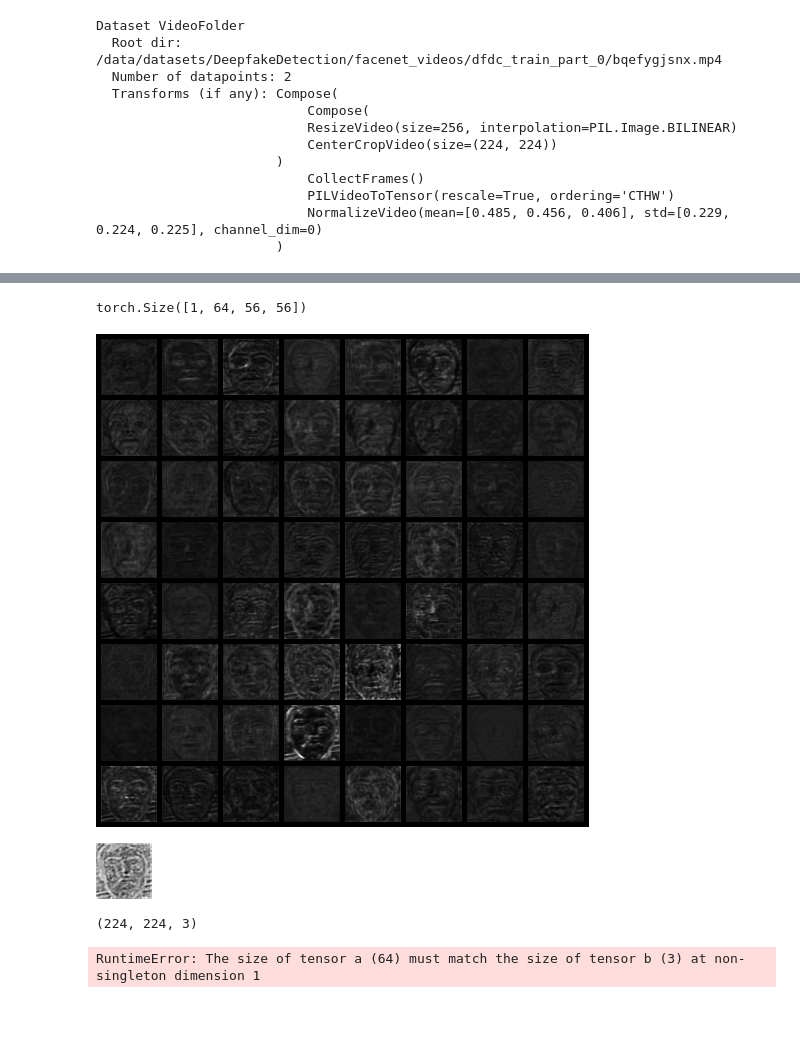
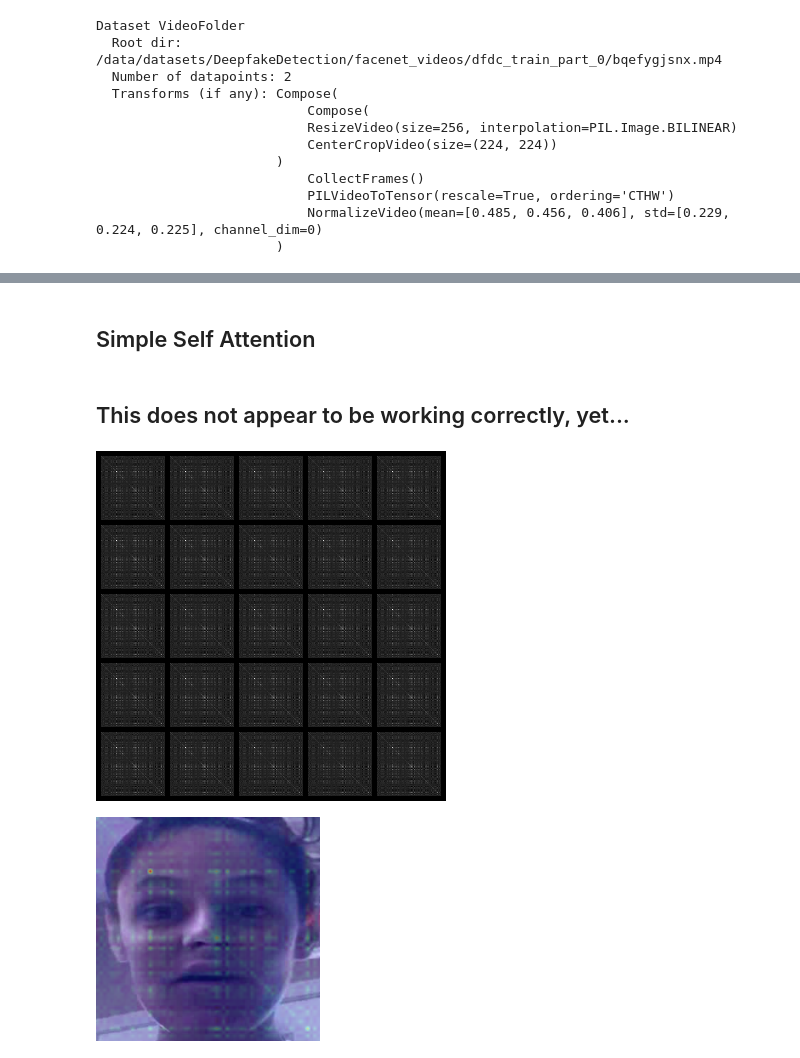
Before and after one commit to cfosco/deepfake_detection, a Jupyter notebook: notebooks/vis_attn.ipynb, the cells around one changed output, grey strips where cells are left out. Cells and saved outputs as stored; diff of their text form; code cells hidden in the pictures; blank space fills up the shorter version.

```diff
--- a/notebooks/vis_attn.ipynb
+++ b/notebooks/vis_attn.ipynb
@@ -191,41 +82,0 @@ torch.Size([1, 56, 56])
-# %%
-print(x.shape)
-# attn_map = F.softmax(x.view(1, 64, -1), dim=-1).view(x.shape).sum(1)
-attn_map = x.sum(1)
-# attn_map -= attn_map.min()
-# attn_map /= attn_map.max()k
-# print(y.shape)
-# attn_map = y.transpose(0, 1).sum(0, keepdim=True)
-vutils.visualize_samples(F.softmax(x, 1).transpose(0, 1))
-vutils.visualize_samples(attn_map)
-# %% [output]
-torch.Size([1, 64, 56, 56])
-[figure, removed]
-[figure, removed]
-# %%
-
-# vutils.imshow()
-f = frames[0, :, -1].permute(1, 2, 0).numpy() * 255
-print(f.shape)
-# vutils.imshow(f)
-# a = attn_map - attn_map.min()
-# a /= a.max()
-# %% [output]
-(224, 224, 3)
-# %%
-vutils.visualize_samples( x[-1] +(o * self.gamma.detach()).transpose(0, 1).repeat(1, 3, 1, 1).mean(0, keepdim=True))
-(o * self.gamma.detach()).transpose(0, 1).repeat(1, 3, 1, 1)
-# vutils.visualize_samples(beta.unsqueeze(1).repeat(1, 3, 1, 1), nrow=90)
-# vutils.visualize_samples(b1.unsqueeze(1).repeat(1, 3, 1, 1), nrow=45)
-# all_vs = []
-# for i in range(45):
-#     for j in range(45):
-#         v = b[:, :, :, i, j].unsqueeze(1).repeat(1, 1, 1, 1)
-#         # if i == j:
-#         all_vs.append(v)
-#         # vutils.visualize_samples(v)
-#     break
-# vutils.visualize_samples(torch.stack(all_vs).sum(0), normalize=False)
-        # vutils.visualize_samples(beta[:, i, j].unsqueeze(1).repeat(1, 3, 1, 1))
-# %% [output]
-RuntimeError: The size of tensor a (64) must match the size of tensor b (3) at non-singleton dimension 1
@@ -246,2 +83,11 @@ self.gamma
-# %%
-attn_map = fhooks.get_output(x.device)[0]
+# %% [markdown]
+## Simple Self Attention
+# %%
+ckpt_file = 'weights/FrameDetector_ssamxresnet18_all_TSNFrameSampler_seg_count-16_init-imagenet-ortho_optim-Ranger_lr-0.001_sched-CosineAnnealingLR_bs-72_best.pth.tar'
+model = models.AttnFrameDetector(model=core.get_basemodel('ssamxresnet18'), normalize=False)
+ckpt = torch.load(ckpt_file,  map_location='cpu')
+state_dict = mutils.remove_prefix(ckpt['state_dict'])
+model.load_state_dict(state_dict, strict=False)
+model = model.to(device)
+model.eval()
+print()
@@ -248,3 +98,6 @@ attn_map = fhooks.get_output(x.device)[0]
+# %% [markdown]
+## This does not appear to be working correctly, yet...
 # %%
-m = attn_map.transpose(0, 1).repeat(1, 3, 1, 1)
-print(m.shape)
+vutils.visualize_samples(attn_map.transpose(0, 1).repeat(1, 3, 1, 1), nrow=5)
+# %% [output]
+[figure, added]
@@ -256,0 +104,14 @@ vutils.visualize_samples(frames.squeeze(0).transpose(0, 1), nrow=5)
+# %%
+# Convert back to raw image
+f = frames[0, :, -1].permute(1, 2, 0).cpu().numpy()
+f -= f.min()
+f /= f.max()
+f = (f * 255).astype(np.uint8)
+
+# Normalize corresponding attn map
+a = attn_map[0, -1].cpu().numpy()
+a -= a.min()
+a /= a.max()
+vutils.imshow(vutils.grad_cam.apply_heatmap(a, f))
+# %% [output]
+[figure, added]
```
Also changed, not shown: parts of 19 cells of this notebook.
